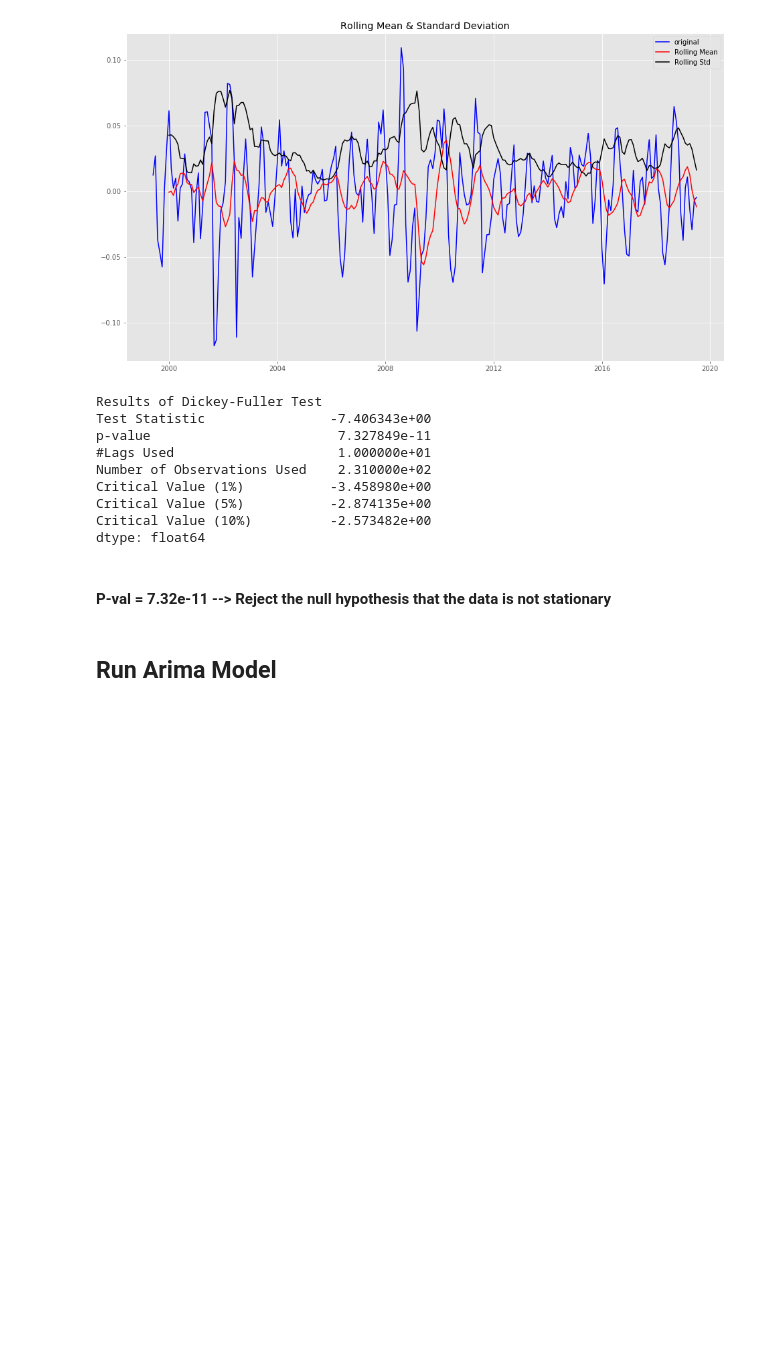
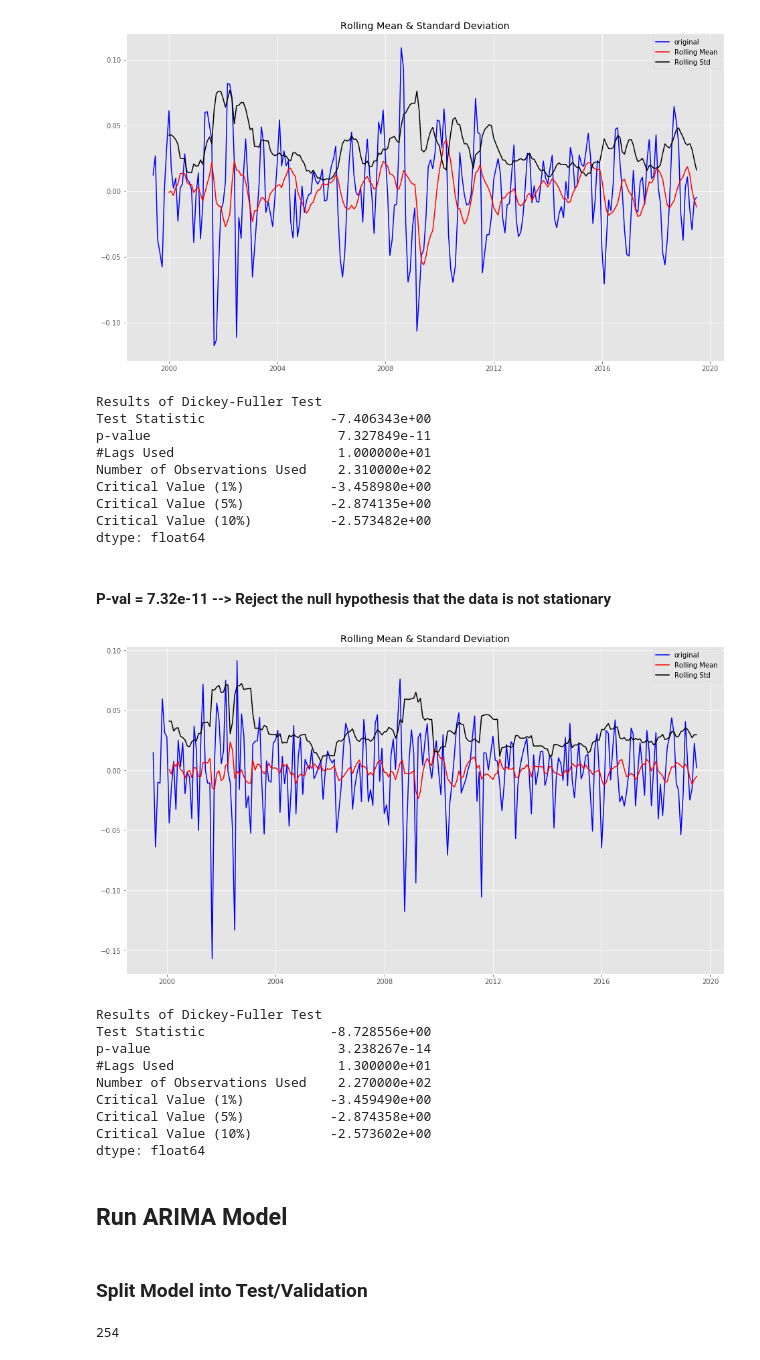
Before and after one commit to andrewcole33/xlv_time_series_analysis, a Jupyter notebook: XLV_time_series.ipynb, the cells around one changed output. Cells and saved outputs as stored; diff of their text form; code cells hidden in the pictures; blank space fills up the shorter version.

Commit message:
Run Messy ARMA & SARIMA models

```diff
--- a/XLV_time_series.ipynb
+++ b/XLV_time_series.ipynb
@@ -94,7 +115,3 @@ plt.tight_layout()
-# %%
-#drop NaN
-xlv_log_decompose = residual
-xlv_log_decompose.dropna(inplace = True)
 # %%
 #check stationarity
 def stationarity_check(TS):
@@ -136,5 +153,27 @@ Critical Value (10%)          -2.573482e+00
 dtype: float64
 # %% [markdown]
 #### P-val = 7.32e-11 -->  Reject the null hypothesis that the data is not stationary
+# %%
+#First Order Diff of Log Transformation
+xlv_log_decompose_diff = xlv_log_decompose.diff(periods = 1).dropna()
+stationarity_check(xlv_log_decompose_diff)
+# %% [output]
+[figure, added]
+Results of Dickey-Fuller Test
+Test Statistic                -8.728556e+00
+p-value                        3.238267e-14
+#Lags Used                     1.300000e+01
+Number of Observations Used    2.270000e+02
+Critical Value (1%)           -3.459490e+00
+Critical Value (5%)           -2.874358e+00
+Critical Value (10%)          -2.573602e+00
+dtype: float64
 # %% [markdown]
-## Run Arima Model
+## Run ARIMA Model
+# %% [markdown]
+### Split Model into Test/Validation
+# %%
+df_len = xlv_monthly_mean.shape[0]
+df_len
+# %% [output]
+254
```
Also changed, not shown: parts of 9 cells of this notebook, 2 other files.
